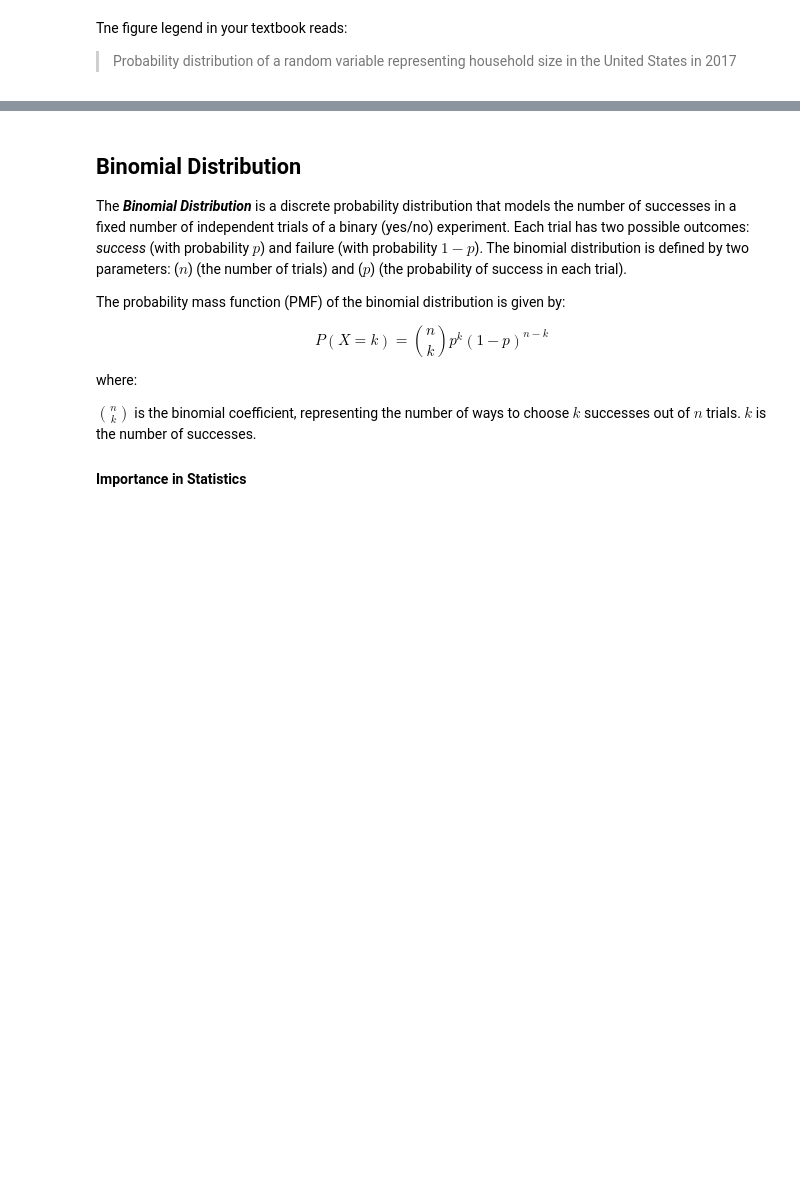
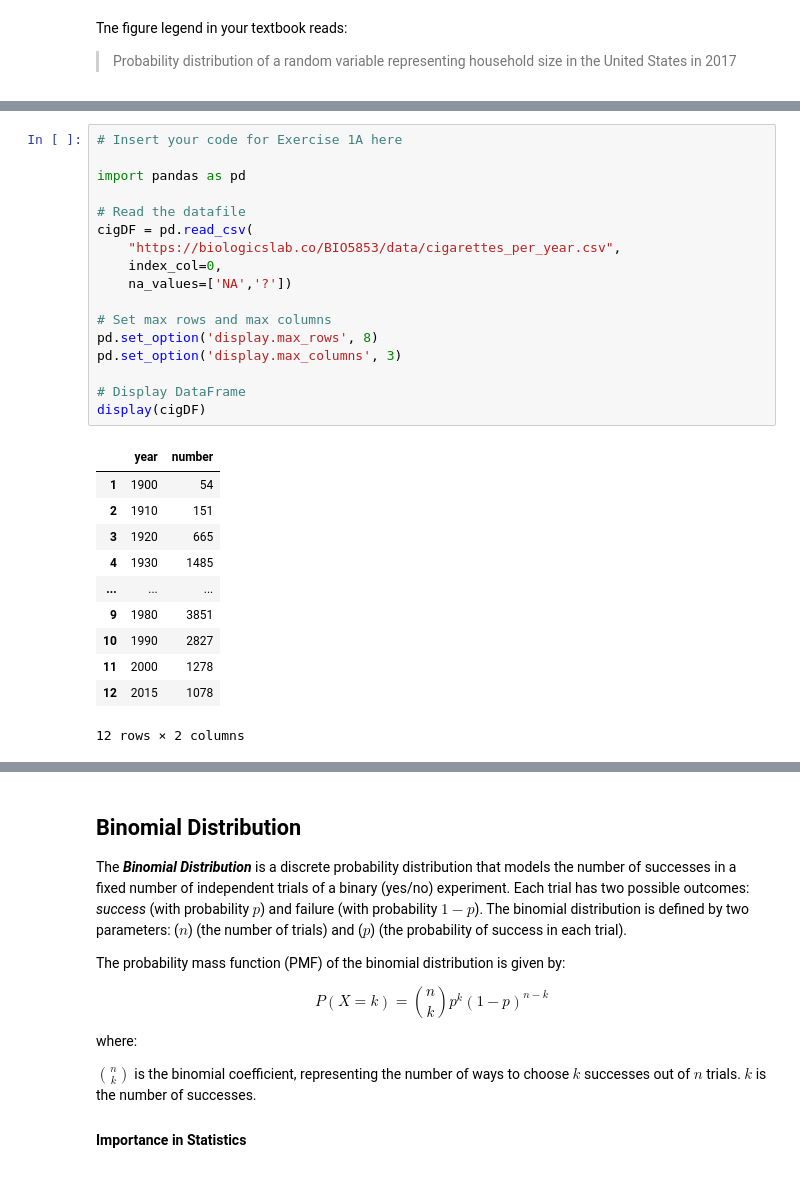
Before and after one commit to DavidSenseman/BIO5853, a Jupyter notebook: Lesson_02_2.ipynb, the cells around one changed output, grey strips where cells are left out. Saved outputs shown, nothing was run; the diff lists cells and outputs as text; blank space fills up the shorter version.

```diff
--- a/Lesson_02_2.ipynb
+++ b/Lesson_02_2.ipynb
@@ -168,0 +200,29 @@ Tne figure legend in your textbook reads:
+# %%
+# Insert your code for Exercise 1A here
+
+import pandas as pd
+
+# Read the datafile
+cigDF = pd.read_csv(
+    "https://biologicslab.co/BIO5853/data/cigarettes_per_year.csv",
+    index_col=0,
+    na_values=['NA','?'])
+
+# Set max rows and max columns
+pd.set_option('display.max_rows', 8)
+pd.set_option('display.max_columns', 3)
+
+# Display DataFrame
+display(cigDF)
+# %% [output]
+|  | year | number |
+| 1 | 1900 | 54 |
+| 2 | 1910 | 151 |
+| 3 | 1920 | 665 |
+| 4 | 1930 | 1485 |
+| ... | ... | ... |
+| 9 | 1980 | 3851 |
+| 10 | 1990 | 2827 |
+| 11 | 2000 | 1278 |
+| 12 | 2015 | 1078 |
+12 rows × 2 columns
```
Also changed, not shown: parts of 22 cells of this notebook.
